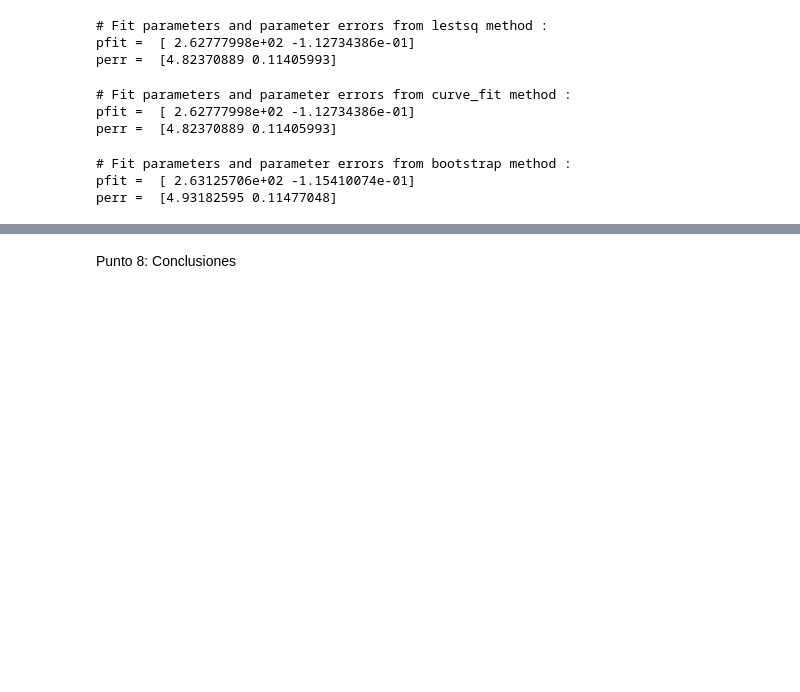
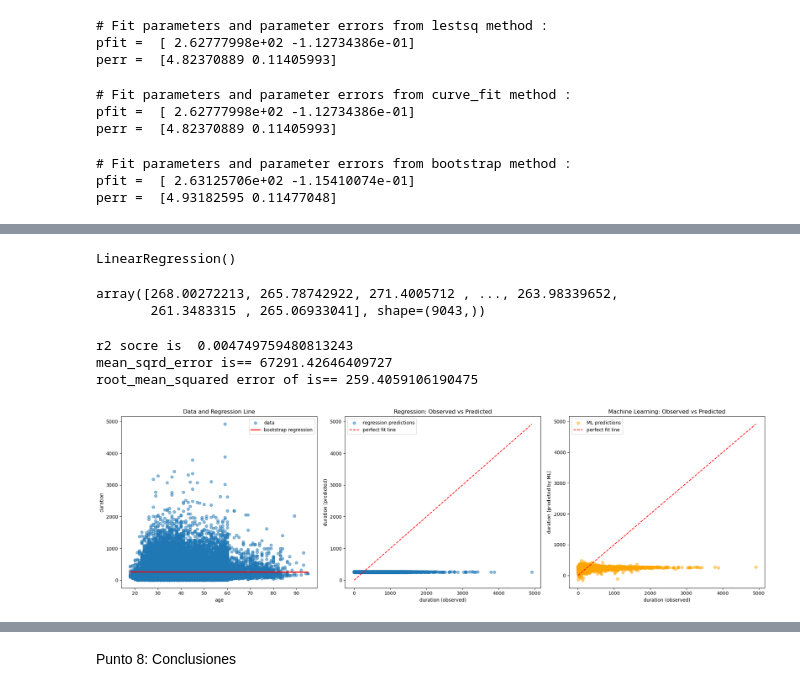
Before and after one commit to TheMaorba/DataMining, a Jupyter notebook: Tarea2/Tarea2.ipynb, the cells around one changed output, grey strips where cells are left out. Drawn from its saved outputs; the diff is of its cells as text; code cells hidden in the pictures; blank space fills up the shorter version.

Commit message:
añadiendo cambios de machine learning

```diff
--- a/Tarea2/Tarea2.ipynb
+++ b/Tarea2/Tarea2.ipynb
@@ -423,0 +540,74 @@ perr =  [4.93182595 0.11477048]
+# %%
+# importing train_test_split from sklearn
+from sklearn.model_selection import train_test_split
+# splitting the data
+x_train, x_test, y_train, y_test = train_test_split(X, y, test_size = 0.2, random_state = 42)
+# %%
+# importing module
+from sklearn.linear_model import LinearRegression
+# creating an object of LinearRegression class
+LR = LinearRegression()
+# fitting the training data
+LR.fit(x_train,y_train)
+# %% [output]
+LinearRegression()
+# %%
+y_prediction =  LR.predict(x_test)
+y_prediction
+# %% [output]
+array([268.00272213, 265.78742922, 271.4005712 , ..., 263.98339652,
+       261.3483315 , 265.06933041], shape=(9043,))
+# %%
+# importing r2_score module
+from sklearn.metrics import r2_score
+from sklearn.metrics import mean_squared_error
+# predicting the accuracy score
+score=r2_score(y_test,y_prediction)
+print("r2 socre is ",score)
+print("mean_sqrd_error is==",mean_squared_error(y_test,y_prediction))
+print("root_mean_squared error of is==",np.sqrt(mean_squared_error(y_test,y_prediction)))
+# %% [output]
+r2 socre is  0.004749759480813243
+mean_sqrd_error is== 67291.42646409727
+root_mean_squared error of is== 259.4059106190475
+# %%
+y_prediction_all =  LR.predict(X)
+# %%
+plt.figure(figsize=(20,6))  # Ajustado el tamaño
+
+# Gráfico 1: Datos originales con regresión
+plt.subplot(131)
+plt.scatter(df0['age'], df0['duration'], label="data", alpha=0.5)
+x0 = df0['age']
+plt.plot(x0, f(x0, *pfit), color="r", linewidth=2, label="bootstrap regression")
+plt.xlabel("age")
+plt.ylabel("duration")
+plt.legend()
+plt.title("Data and Regression Line")
+
+# Gráfico 2: Valores observados vs predichos (regresión)
+plt.subplot(132)
+y_pred_regression = f(df0['age'], *pfit)  # Predicciones de la regresión
+plt.scatter(df0['duration'], y_pred_regression, label="regression predictions", alpha=0.5)
+plt.plot([df0['duration'].min(), df0['duration'].max()],
+         [df0['duration'].min(), df0['duration'].max()],
+         color="r", linestyle="--", label="perfect fit line")
+plt.xlabel("duration (observed)")
+plt.ylabel("duration (predicted)")
+plt.legend()
+plt.title("Regression: Observed vs Predicted")
+
+# Gráfico 3: Valores observados vs predichos (ML)
+plt.subplot(133)
+plt.scatter(y, y_prediction_all, color="orange", alpha=0.5, label="ML predictions")
+plt.plot([y.min(), y.max()], [y.min(), y.max()],
+         color="r", linestyle="--", label="perfect fit line")
+plt.xlabel("duration (observed)")
+plt.ylabel("duration (predicted by ML)")
+plt.legend()
+plt.title("Machine Learning: Observed vs Predicted")
+
+plt.tight_layout()
+plt.show()
+# %% [output]
+[figure, added]
```
Also changed, not shown: parts of 6 cells of this notebook.
